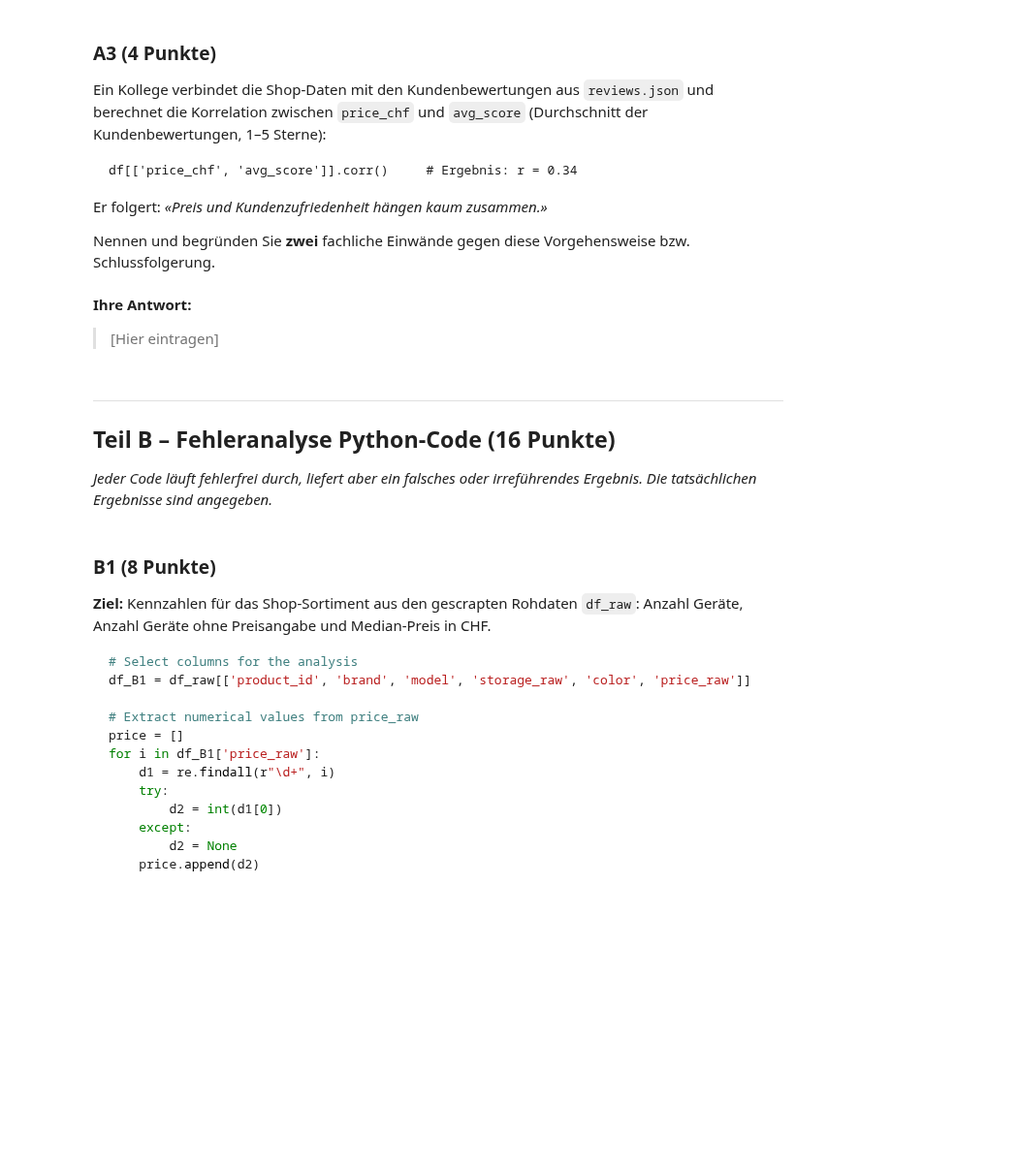
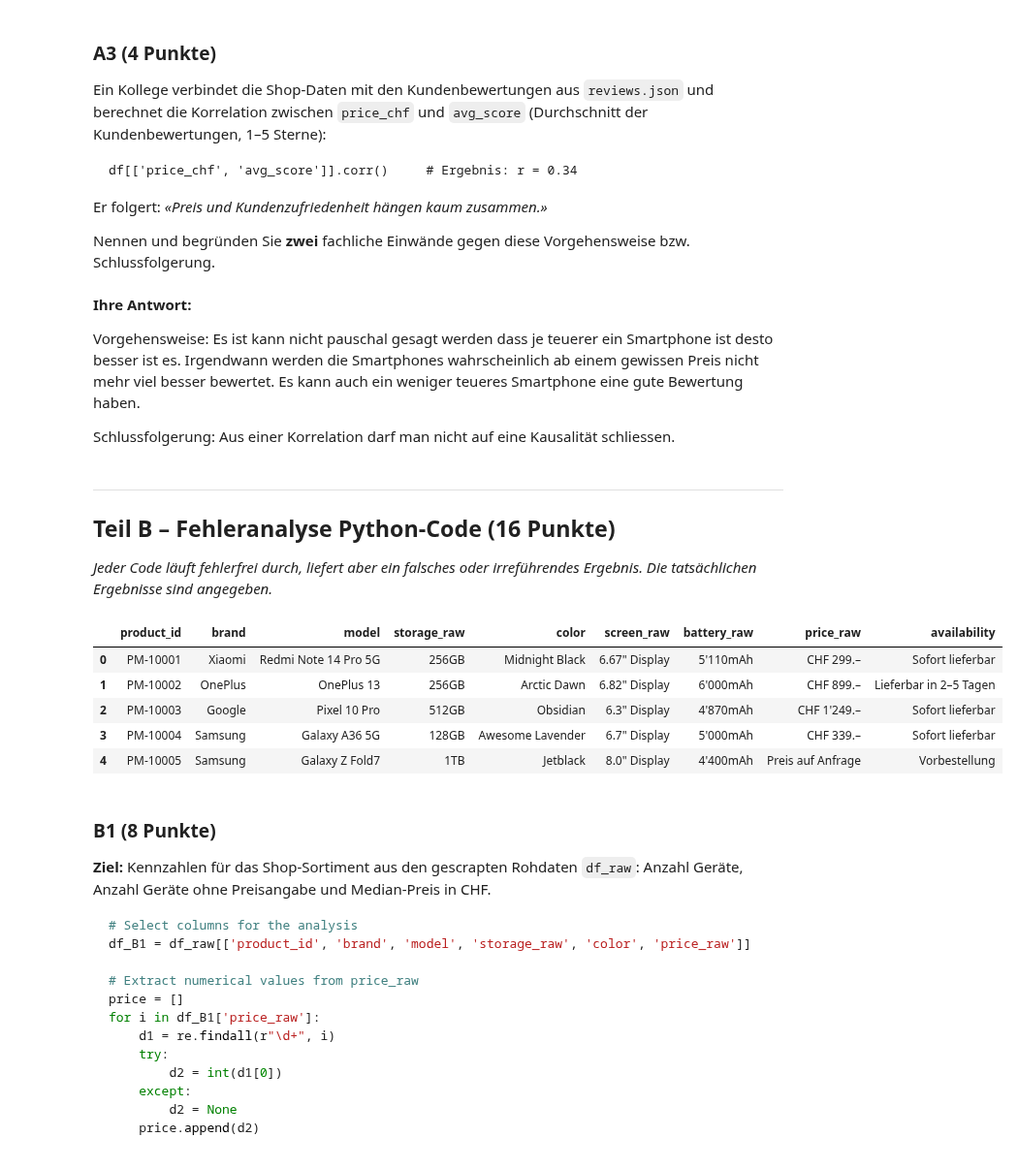
Before and after one commit to simonschmid30/DS_HS2026_LNW, a Jupyter notebook: DS_HS2026_LNW_I_Examples/AP02/AP02_Datenbeschaffung_Aufbereitung_EDA.ipynb, the cells around one changed output. Shown at 97% size. Cells and saved outputs as stored; diff of their text form; code cells hidden in the pictures; blank space fills up the shorter version.

```diff
--- a/DS_HS2026_LNW_I_Examples/AP02/AP02_Datenbeschaffung_Aufbereitung_EDA.ipynb
+++ b/DS_HS2026_LNW_I_Examples/AP02/AP02_Datenbeschaffung_Aufbereitung_EDA.ipynb
@@ -197,12 +216,23 @@ Nennen und begründen Sie **zwei** fachliche Einwände gegen diese Vorgehensweis
 # %% [markdown]
 **Ihre Antwort:**
 
-> [Hier eintragen]
+Vorgehensweise: Es ist kann nicht pauschal gesagt werden dass je teuerer ein Smartphone ist desto besser ist es. Irgendwann werden die Smartphones wahrscheinlich ab einem gewissen Preis nicht mehr viel besser bewertet. Es kann auch ein weniger teueres Smartphone eine gute Bewertung haben.
+
+Schlussfolgerung: Aus einer Korrelation darf man nicht auf eine Kausalität schliessen.
 # %% [markdown]
 ---
 ## Teil B – Fehleranalyse Python-Code (16 Punkte)
 
 *Jeder Code läuft fehlerfrei durch, liefert aber ein falsches oder irreführendes Ergebnis. Die tatsächlichen Ergebnisse sind angegeben.*
+# %%
+df_raw.head()
+# %% [output]
+|  | product_id | brand | model | storage_raw | color | screen_raw | battery_raw | price_raw | availability |
+| 0 | PM-10001 | Xiaomi | Redmi Note 14 Pro 5G | 256GB | Midnight Black | 6.67" Display | 5'110mAh | CHF 299.– | Sofort lieferbar |
+| 1 | PM-10002 | OnePlus | OnePlus 13 | 256GB | Arctic Dawn | 6.82" Display | 6'000mAh | CHF 899.– | Lieferbar in 2–5 Tagen |
+| 2 | PM-10003 | Google | Pixel 10 Pro | 512GB | Obsidian | 6.3" Display | 4'870mAh | CHF 1'249.– | Sofort lieferbar |
+| 3 | PM-10004 | Samsung | Galaxy A36 5G | 128GB | Awesome Lavender | 6.7" Display | 5'000mAh | CHF 339.– | Sofort lieferbar |
+| 4 | PM-10005 | Samsung | Galaxy Z Fold7 | 1TB | Jetblack | 8.0" Display | 4'400mAh | Preis auf Anfrage | Vorbestellung |
 # %% [markdown]
 ### B1 (8 Punkte)
 
```
Also changed, not shown: parts of 14 cells of this notebook, 2 other files.
